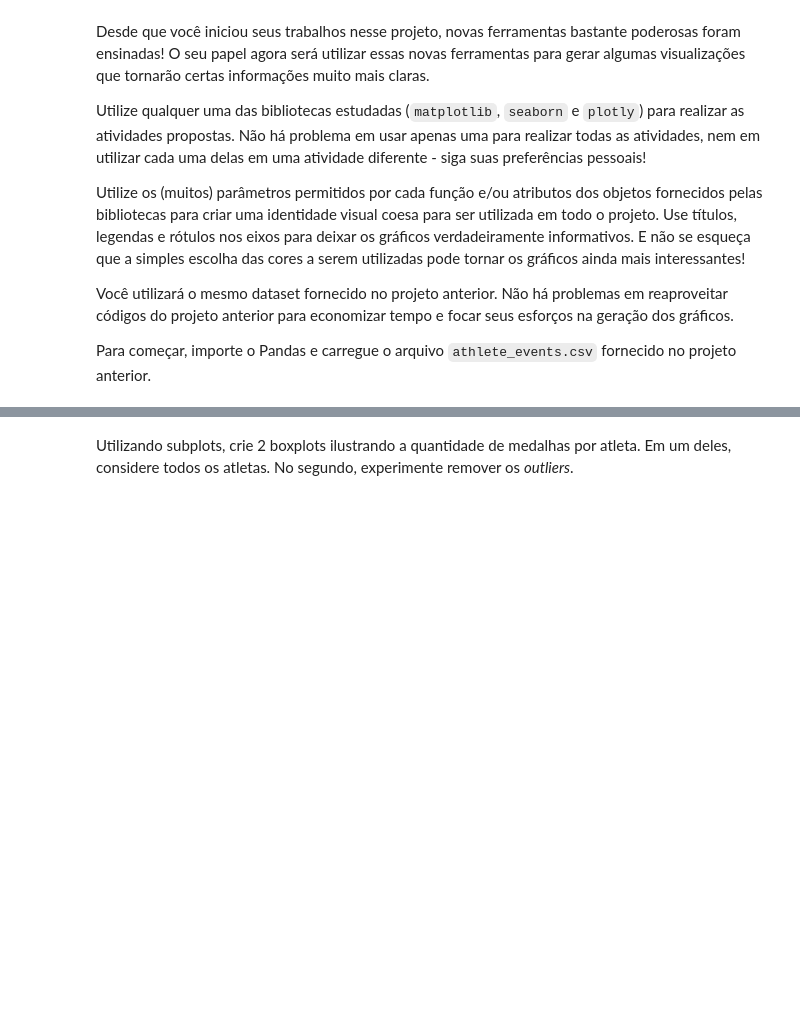
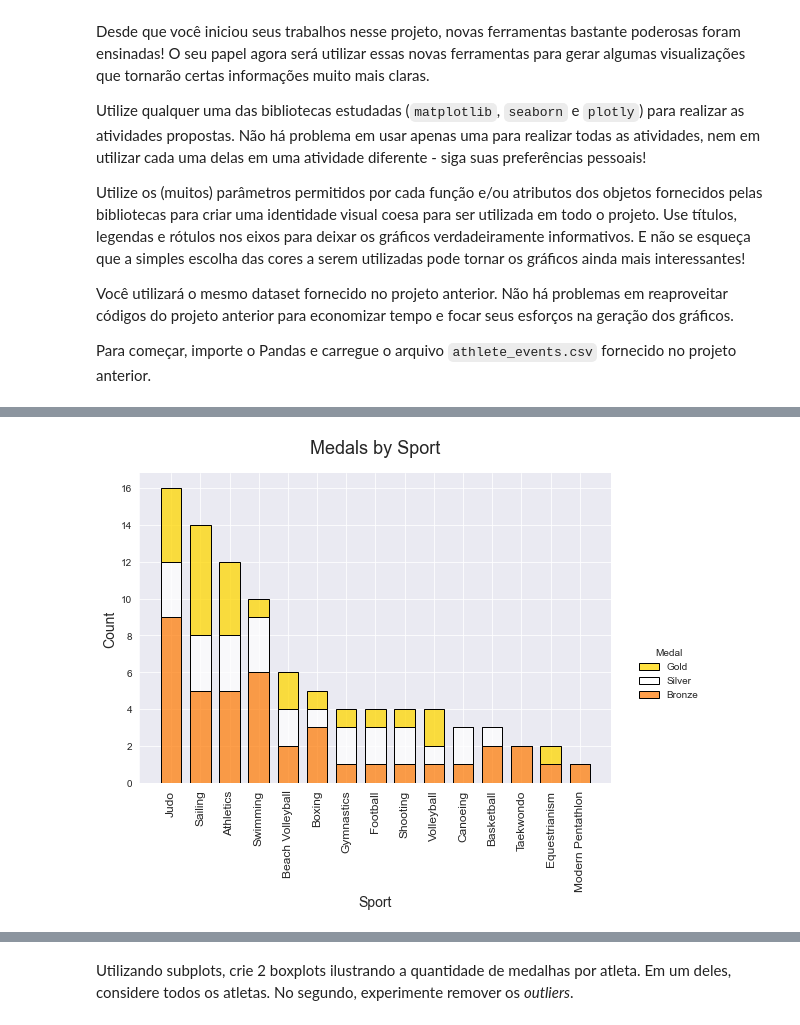
Before and after one commit to baiochi/LetsCode, a Jupyter notebook: Modulo 3 - Biblioteca e APIs/Projetos/Dataviz.ipynb, the cells around one changed output, grey strips where cells are left out. Saved outputs shown, nothing was run; the diff lists cells and outputs as text; code cells hidden in the pictures; blank space fills up the shorter version.

```diff
--- a/Modulo 3 - Biblioteca e APIs/Projetos/Dataviz.ipynb
+++ b/Modulo 3 - Biblioteca e APIs/Projetos/Dataviz.ipynb
@@ -51,0 +99,16 @@ Filtre o DataFrame original para conter apenas informações sobre os **medalhis
+# %%
+# Remove duplicated medals for each Sport
+br_medals_sport = br_medals_df[['Sport','Event','Medal']].copy().drop_duplicates()
+# Sort data frame by Sports with most total medals
+sorter = br_medals_sport['Sport'].value_counts().index
+br_medals_sport = br_medals_sport.set_index('Sport').loc[sorter].reset_index()
+#br_medals_sport.head(7)
+# %%
+sns.displot(data=br_medals_sport,
+            x="Sport", hue="Medal", multiple="stack", shrink=0.7,
+            hue_order=['Gold','Silver','Bronze'],
+            palette={'Bronze':'tab:orange','Silver':'white','Gold':'gold'}, edgecolor = "black", aspect=1.5)
+plt.title('Medals by Sport', fontsize=18, pad=20)
+plt.xticks(rotation=90, fontsize=12); plt.xlabel('Sport',fontsize=14); plt.ylabel('Count',fontsize=14);
+# %% [output]
+[figure, added]
```
Also changed, not shown: parts of 39 cells of this notebook, 1 other file.
